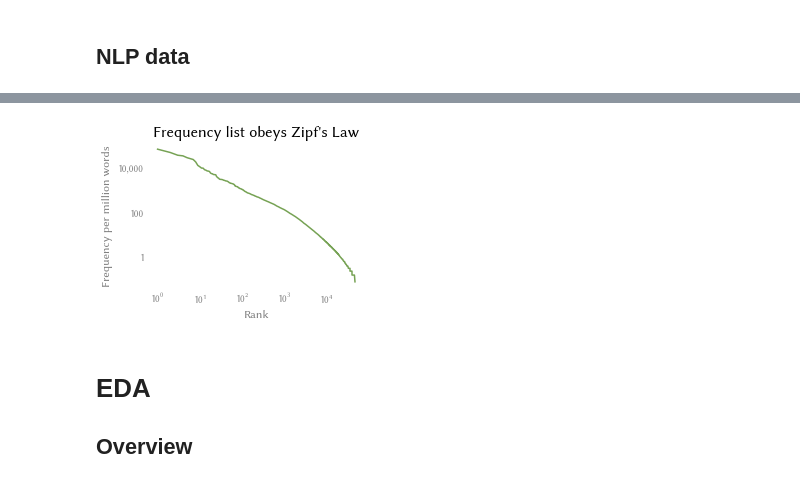
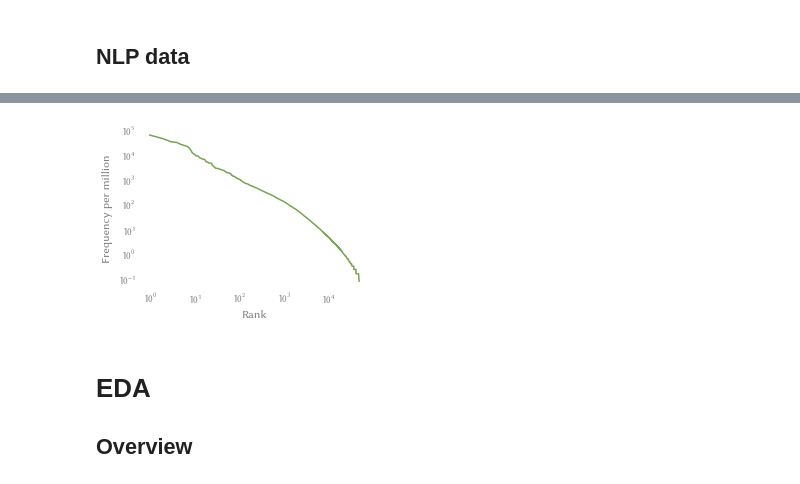
Before and after one commit to alexklapheke/essay, a Jupyter notebook: code/0-Parse_data-EDA.ipynb, the cells around one changed output, grey strips where cells are left out. Cells and saved outputs as stored; diff of their text form; code cells hidden in the pictures.

```diff
--- a/code/0-Parse_data-EDA.ipynb
+++ b/code/0-Parse_data-EDA.ipynb
@@ -43,17 +43,17 @@ freqs.plot.scatter("rank", freq_col, loglog=True);
 # %%
 plt.figure(figsize=(4, 3))
 ax = plt.gca()
 
 freqs["permil"] = freqs[freq_col] * 10
 
 # Demonstrate Zipf's Law on the frequency list as a sanity check
 freqs.sort_values("rank").plot("rank", "permil", loglog=True, ax=ax, color=plotstyle.palette[0], legend=False);
-ax = plotstyle.setup("Frequency list obeys Zipf's Law", "Rank", "Frequency per million words", yformat="{x:,.0f}", ax=ax)
+ax = plotstyle.setup("", "Rank", "Frequency per million", ax=ax)
 
 plt.tight_layout()
 plt.savefig("../graphs/anc_zipf.svg", transparent=True)
 # %% [output]
-[figure, old version]
+[figure, new version]
 # %%
 # Words that signal a transition from one paragraph to another. Sources:
 # <https://en.wiktionary.org/wiki/Category:English_conjunctive_adverbs>
```
Also changed, not shown: parts of 1 cell of this notebook, 10 other files.
